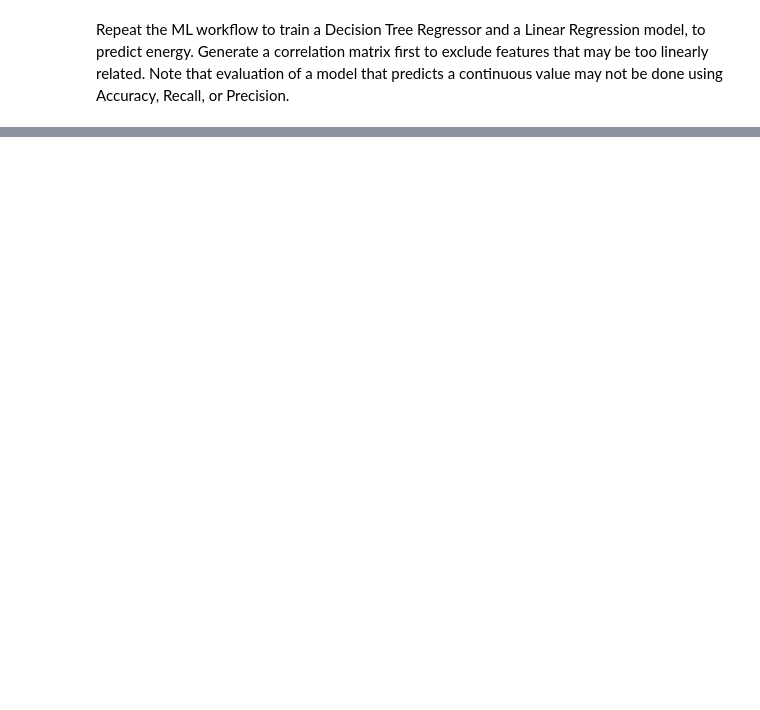
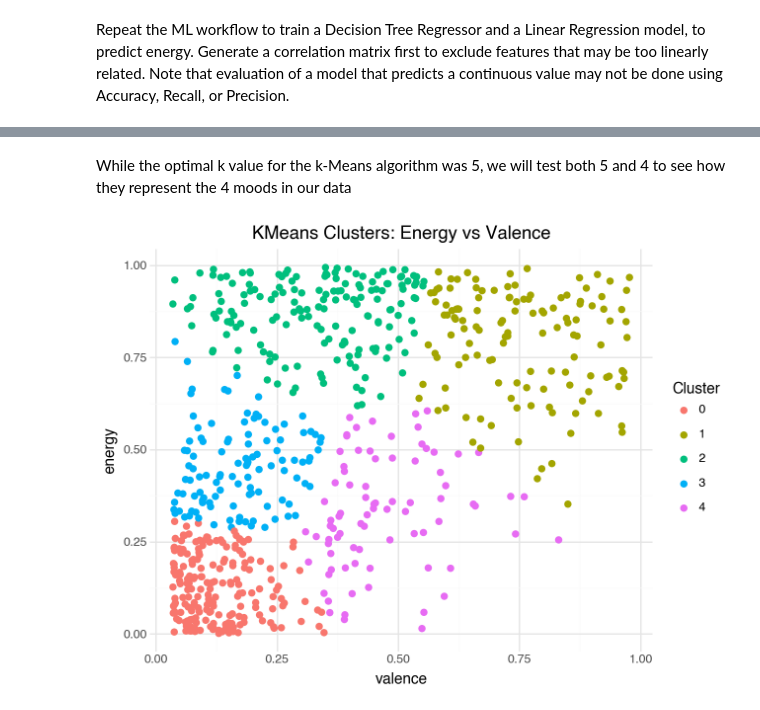
Before and after one commit to rhamzaali/CPSC393-MachineLearning, a Jupyter notebook: class_labs/01_DataScience_Review.ipynb, the cells around one changed output, grey strips where cells are left out. Saved outputs shown, nothing was run; the diff lists cells and outputs as text; code cells hidden in the pictures; blank space fills up the shorter version.

```diff
--- a/class_labs/01_DataScience_Review.ipynb
+++ b/class_labs/01_DataScience_Review.ipynb
@@ -154,0 +340,19 @@ def generate_matrix(corr_matrix):
+# %% [markdown]
+While the optimal k value for the k-Means algorithm was 5, we will test both 5 and 4 to see how they represent the 4 moods in our data
+# %%
+# k-Means with k = 5
+km = KMeans(n_clusters=5)
+km.fit(X_scaled)
+
+# Get cluster predictions
+df['cluster'] = km.predict(X_scaled)
+
+# Plot clusters using plotnine
+(
+    ggplot(df, aes(x='valence', y='energy', color='factor(cluster)'))
+    + geom_point(size=2)
+    + labs(title='KMeans Clusters: Energy vs Valence', color='Cluster')
+    + theme_minimal()
+)
+# %% [output]
+[figure, added]
```
Also changed, not shown: parts of 29 cells of this notebook.
